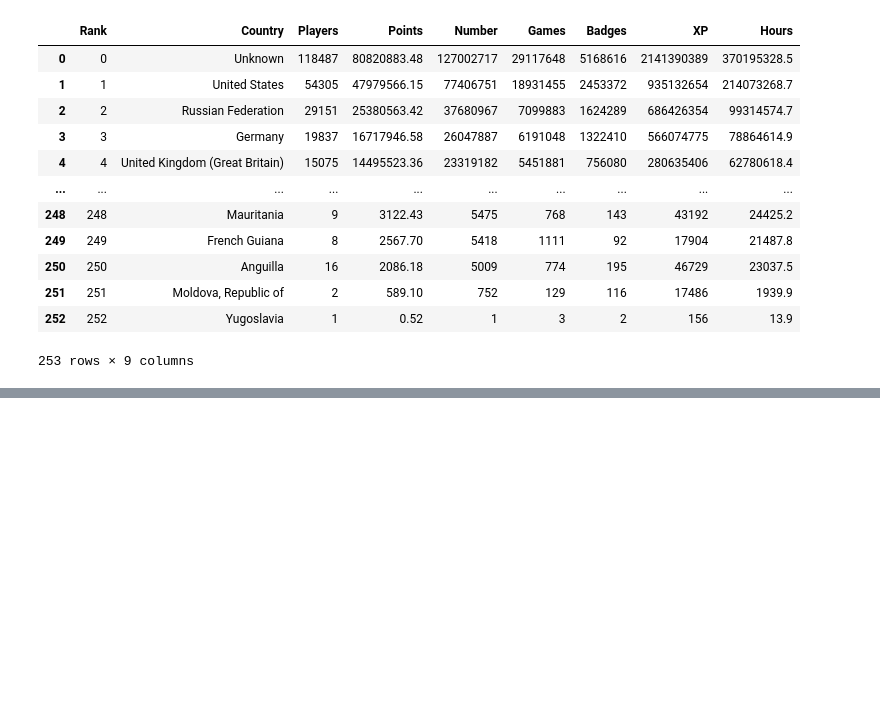
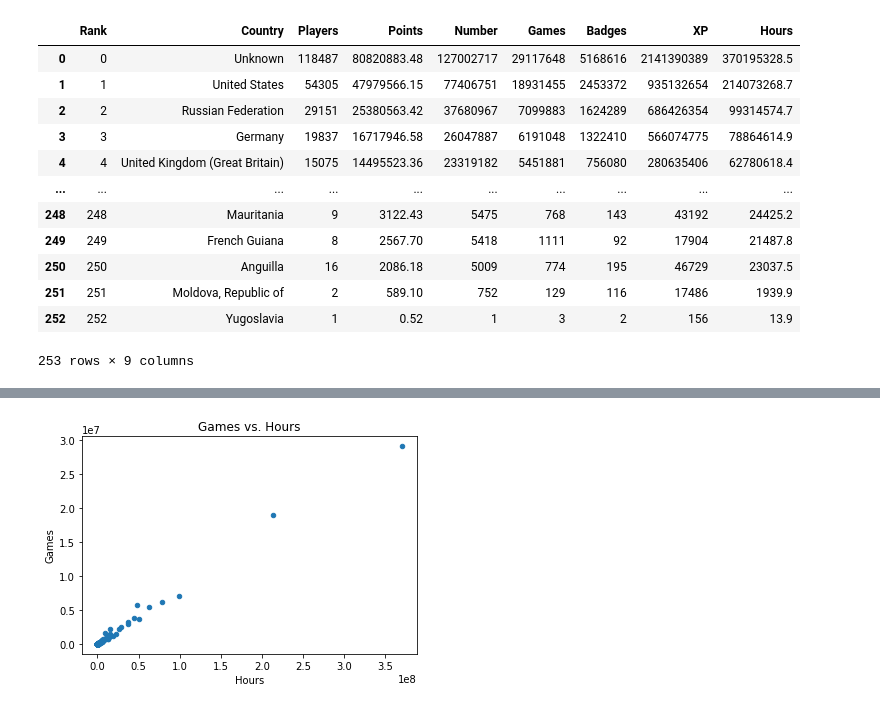
Before and after one commit to Gendo90/Achievement-Stats-Scraper, a Jupyter notebook: Country Info Scraper.ipynb, the cells around one changed output, grey strips where cells are left out. Saved outputs shown, nothing was run; the diff lists cells and outputs as text; code cells hidden in the pictures; blank space fills up the shorter version.

```diff
--- a/Country Info Scraper.ipynb
+++ b/Country Info Scraper.ipynb
@@ -75,0 +96,6 @@ Error loading, try again!
+# %%
+temp_axes4 = output_df.plot(kind="scatter", x="Hours",
+                                       y="Games",
+                                       title="Games vs. Hours")
+# %% [output]
+[figure, added]
```
Also changed, not shown: parts of 5 cells of this notebook.
